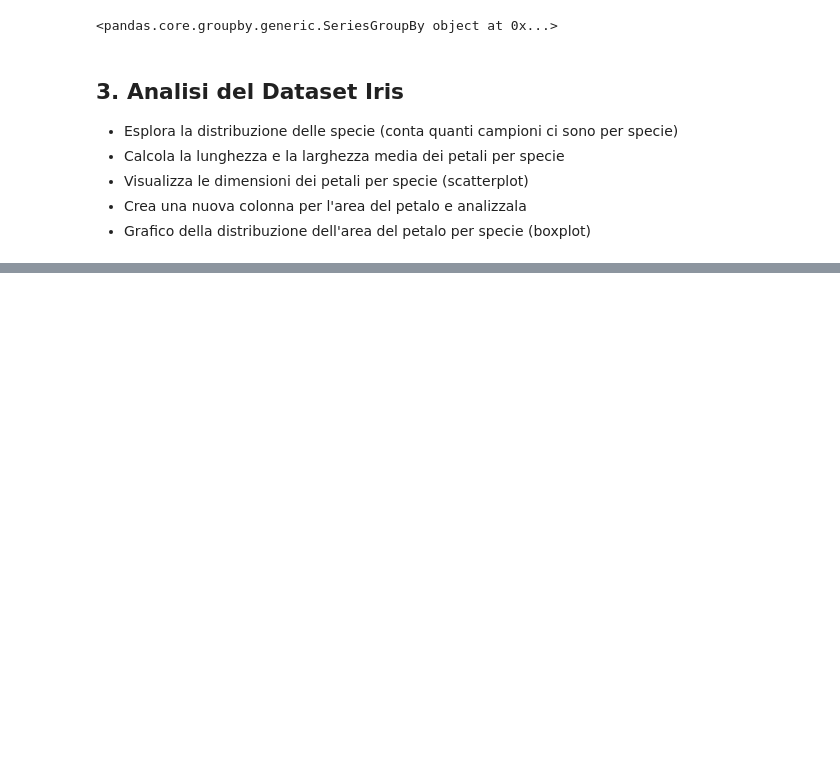
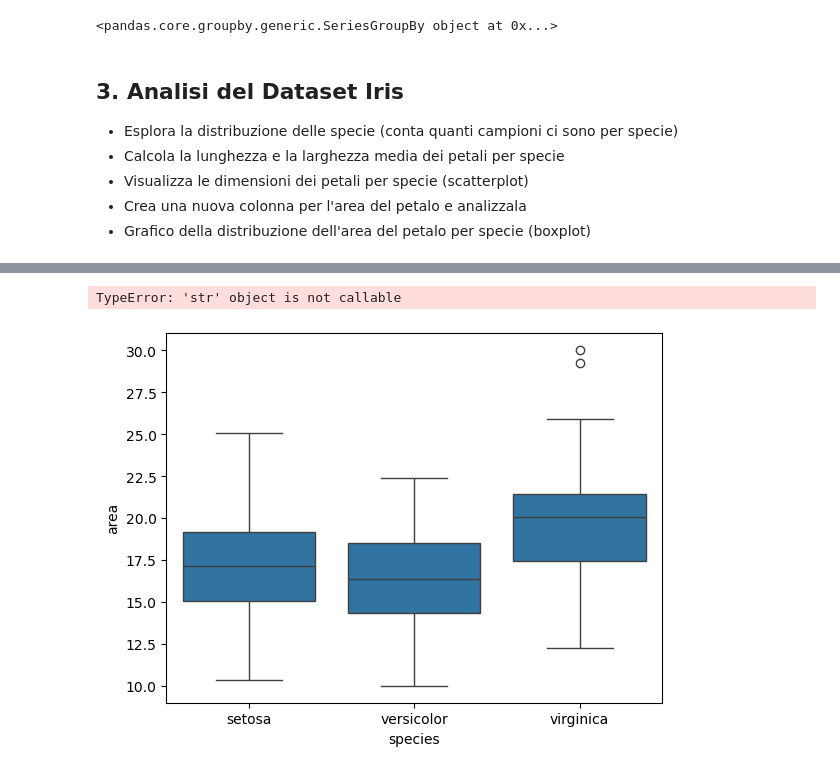
Before and after one commit to Blaz05/ProgrammingLab2, a Jupyter notebook: 4_Esercizi_lez_4.ipynb, the cells around one changed output, grey strips where cells are left out. Cells and saved outputs as stored; diff of their text form; code cells hidden in the pictures; blank space fills up the shorter version.

```diff
--- a/4_Esercizi_lez_4.ipynb
+++ b/4_Esercizi_lez_4.ipynb
@@ -141,0 +179,3 @@ df.head()
+# %%
+df['area'] = df['sepal_length'] * df['sepal_width']
+df['area'].describe()
@@ -141,0 +192,7 @@ df.head()
+# %%
+sns.boxplot(data = df, x='species', y='area')
+plt.title("Distribuzione dell'area del petalo per specie")
+plt.show()
+# %% [output]
+TypeError: 'str' object is not callable
+[figure, added]
```
Also changed, not shown: parts of 5 cells of this notebook.
